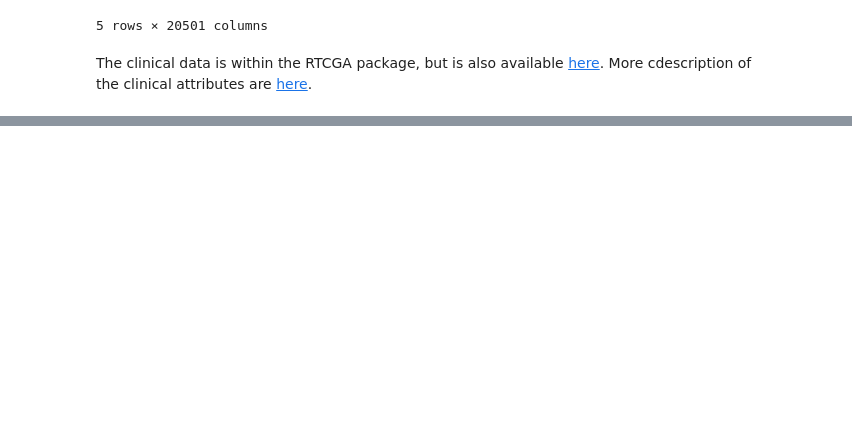
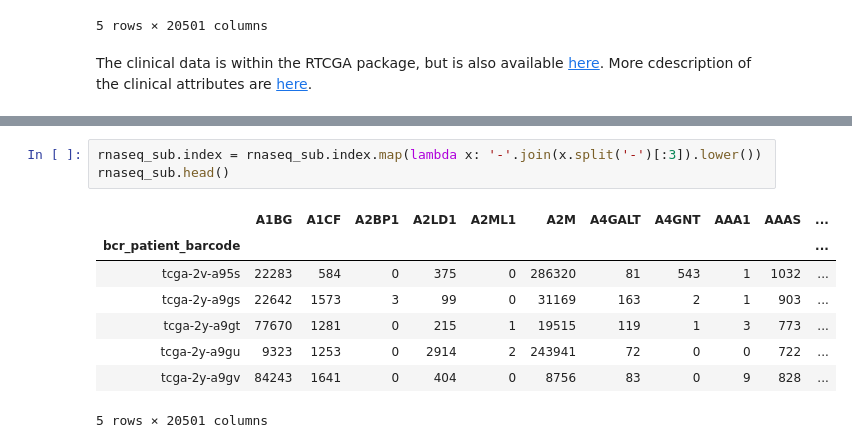
Before and after one commit to sohilsshah91/hacknights, a Jupyter notebook: tcga-series/workshop2/Hacknights_TCGA_Modeling.ipynb, the cells around one changed output, grey strips where cells are left out. Cells and saved outputs as stored; diff of their text form; blank space fills up the shorter version.

```diff
--- a/tcga-series/workshop2/Hacknights_TCGA_Modeling.ipynb
+++ b/tcga-series/workshop2/Hacknights_TCGA_Modeling.ipynb
@@ -98,0 +93,12 @@ In this section, we will set up a supervised learning paradigm using the Genes w
+# %%
+rnaseq_sub.index = rnaseq_sub.index.map(lambda x: '-'.join(x.split('-')[:3]).lower())
+rnaseq_sub.head()
+# %% [output]
+|  | A1BG | A1CF | A2BP1 | A2LD1 | A2ML1 | A2M | A4GALT | A4GNT | AAA1 | AAAS | ... |
+| bcr_patient_barcode |  |  |  |  |  |  |  |  |  |  | ... |
+| tcga-2v-a95s | 22283 | 584 | 0 | 375 | 0 | 286320 | 81 | 543 | 1 | 1032 | ... |
+| tcga-2y-a9gs | 22642 | 1573 | 3 | 99 | 0 | 31169 | 163 | 2 | 1 | 903 | ... |
+| tcga-2y-a9gt | 77670 | 1281 | 0 | 215 | 1 | 19515 | 119 | 1 | 3 | 773 | ... |
+| tcga-2y-a9gu | 9323 | 1253 | 0 | 2914 | 2 | 243941 | 72 | 0 | 0 | 722 | ... |
+| tcga-2y-a9gv | 84243 | 1641 | 0 | 404 | 0 | 8756 | 83 | 0 | 9 | 828 | ... |
+5 rows × 20501 columns
```
Also changed, not shown: parts of 20 cells of this notebook.
